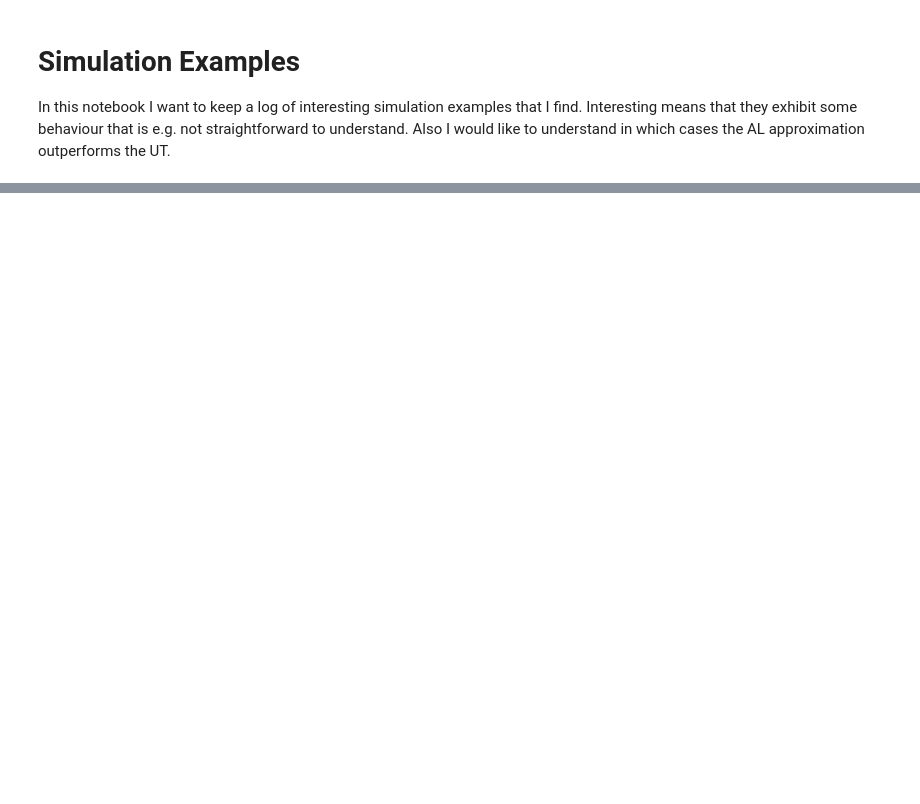
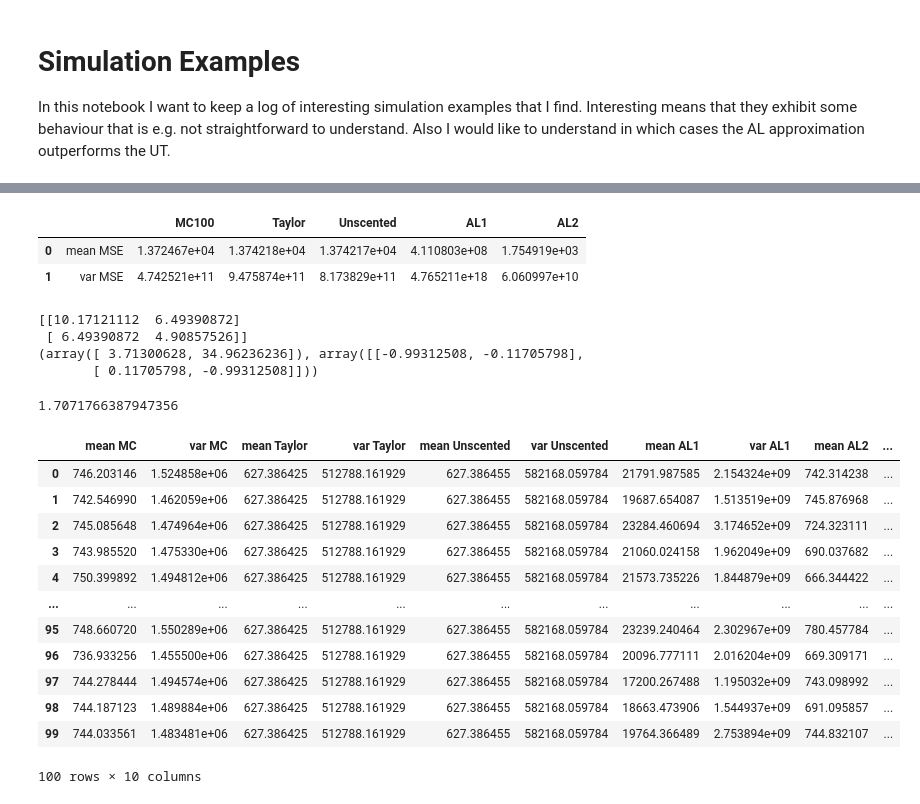
Before and after one commit to kostastsa/BayesianFiltering, a Jupyter notebook: ALA/sim_examples.ipynb, the cells around one changed output, grey strips where cells are left out. Saved outputs shown, nothing was run; the diff lists cells and outputs as text; code cells hidden in the pictures; blank space fills up the shorter version.

```diff
--- a/ALA/sim_examples.ipynb
+++ b/ALA/sim_examples.ipynb
@@ -20,0 +230,13 @@ import pandas as pd
+# %%
+D = np.random.rand(dx,dx)
+print(D)
+gd_steps = 10000
+eta = 0.1
+L = 1
+N = 1000
+g = lambda D: (2*L**2/N) * np.trace(P-D) + (1/4) * np.trace(np.matmul(H(m),D))**2
+for i in range(gd_steps):
+  D = D + eta * (2*L**2/N) * np.eye(dx) - (eta / 2) * np.trace(np.matmul(H(m),D)) * H(m)
+  print(g(D))
+print(np.trace(np.matmul(H(m),D)))
+D
@@ -20,0 +485,57 @@ import pandas as pd
+# %%
+df = pd.DataFrame(columns = [' ','MC100','Taylor','Unscented','AL1','AL2'])
+df[' '] = ['mean MSE', 'var MSE']
+df['MC100'] = [np.mean(sqerr_mean_MC100), np.mean(sqerr_var_MC100)]
+df['Taylor'] = [np.mean(sqerr_mean_L),np.mean(sqerr_var_L)]
+df['Unscented'] = [np.mean(sqerr_mean_U), np.mean(sqerr_var_U)]
+df['AL1'] = [np.mean(sqerr_mean_AL1), np.mean(sqerr_var_AL1)]
+df['AL2'] = [np.mean(sqerr_mean_AL2), np.mean(sqerr_var_AL2)]
+#print(df.to_latex(index=False))
+df
+# %% [output]
+|  |  | MC100 | Taylor | Unscented | AL1 | AL2 |
+| 0 | mean MSE | 1.372467e+04 | 1.374218e+04 | 1.374217e+04 | 4.110803e+08 | 1.754919e+03 |
+| 1 | var MSE | 4.742521e+11 | 9.475874e+11 | 8.173829e+11 | 4.765211e+18 | 6.060997e+10 |
+# %%
+Pi = np.linalg.cholesky(P)
+S = np.linalg.cholesky(H(m))
+Lambda = Pi - (np.trace(np.matmul(np.transpose(S),Pi)) / np.trace(np.matmul(np.transpose(S),S))) * S
+D = np.matmul(np.transpose(Lambda), Lambda)
+print(D)
+print(np.linalg.eig(P-0.1*Delta))
+g(0.1*Delta, P, 1, Nz, H(m))
+# %% [output]
+[[10.17121112  6.49390872]
+ [ 6.49390872  4.90857526]]
+(array([ 3.71300628, 34.96236236]), array([[-0.99312508, -0.11705798],
+       [ 0.11705798, -0.99312508]]))
+1.7071766387947356
+# %%
+df_est = pd.DataFrame(columns = ['mean MC', 'var MC', 'mean Taylor', 'var Taylor',
+                                 'mean Unscented', 'var Unscented', 'mean AL1',
+                                 'var AL1', 'mean AL2', 'var AL2'])
+df_est['mean MC'] =  est_mean_MC
+df_est['var MC']  = est_var_MC
+df_est['mean Taylor'] = est_mean_L
+df_est['var Taylor'] = est_var_L
+df_est['mean Unscented'] = est_mean_U
+df_est['var Unscented'] = est_var_U
+df_est['mean AL1'] = est_mean_AL1
+df_est['var AL1']= est_var_AL1
+df_est['mean AL2'] = est_mean_AL2
+df_est['var AL2']= est_var_AL2
+df_est
+# %% [output]
+|  | mean MC | var MC | mean Taylor | var Taylor | mean Unscented | var Unscented | mean AL1 | var AL1 | mean AL2 | ... |
+| 0 | 746.203146 | 1.524858e+06 | 627.386425 | 512788.161929 | 627.386455 | 582168.059784 | 21791.987585 | 2.154324e+09 | 742.314238 | ... |
+| 1 | 742.546990 | 1.462059e+06 | 627.386425 | 512788.161929 | 627.386455 | 582168.059784 | 19687.654087 | 1.513519e+09 | 745.876968 | ... |
+| 2 | 745.085648 | 1.474964e+06 | 627.386425 | 512788.161929 | 627.386455 | 582168.059784 | 23284.460694 | 3.174652e+09 | 724.323111 | ... |
+| 3 | 743.985520 | 1.475330e+06 | 627.386425 | 512788.161929 | 627.386455 | 582168.059784 | 21060.024158 | 1.962049e+09 | 690.037682 | ... |
+| 4 | 750.399892 | 1.494812e+06 | 627.386425 | 512788.161929 | 627.386455 | 582168.059784 | 21573.735226 | 1.844879e+09 | 666.344422 | ... |
+| ... | ... | ... | ... | ... | ... | ... | ... | ... | ... | ... |
+| 95 | 748.660720 | 1.550289e+06 | 627.386425 | 512788.161929 | 627.386455 | 582168.059784 | 23239.240464 | 2.302967e+09 | 780.457784 | ... |
+| 96 | 736.933256 | 1.455500e+06 | 627.386425 | 512788.161929 | 627.386455 | 582168.059784 | 20096.777111 | 2.016204e+09 | 669.309171 | ... |
+| 97 | 744.278444 | 1.494574e+06 | 627.386425 | 512788.161929 | 627.386455 | 582168.059784 | 17200.267488 | 1.195032e+09 | 743.098992 | ... |
+| 98 | 744.187123 | 1.489884e+06 | 627.386425 | 512788.161929 | 627.386455 | 582168.059784 | 18663.473906 | 1.544937e+09 | 691.095857 | ... |
+| 99 | 744.033561 | 1.483481e+06 | 627.386425 | 512788.161929 | 627.386455 | 582168.059784 | 19764.366489 | 2.753894e+09 | 744.832107 | ... |
+100 rows × 10 columns
```
Also changed, not shown: parts of 14 cells of this notebook, 1 other file.
